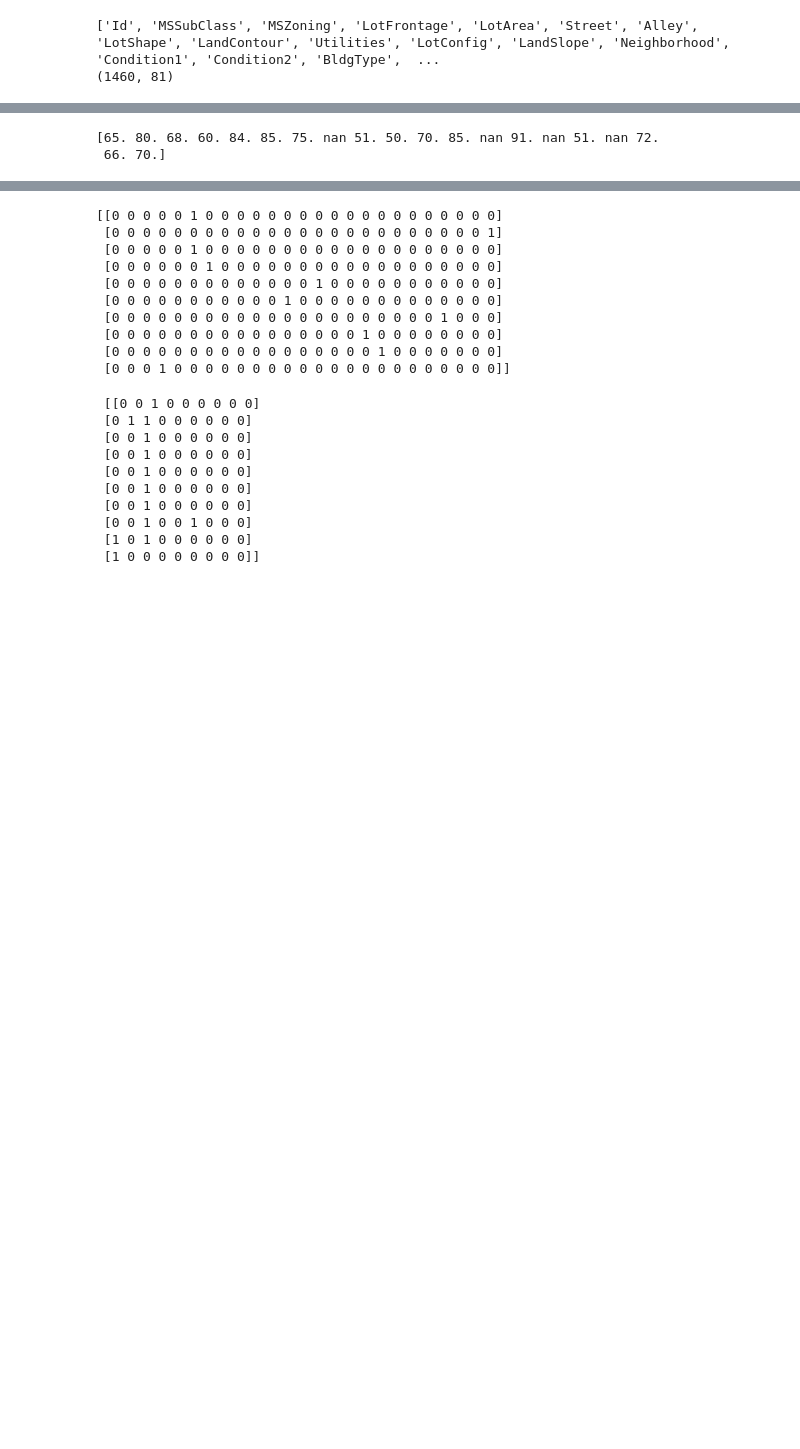
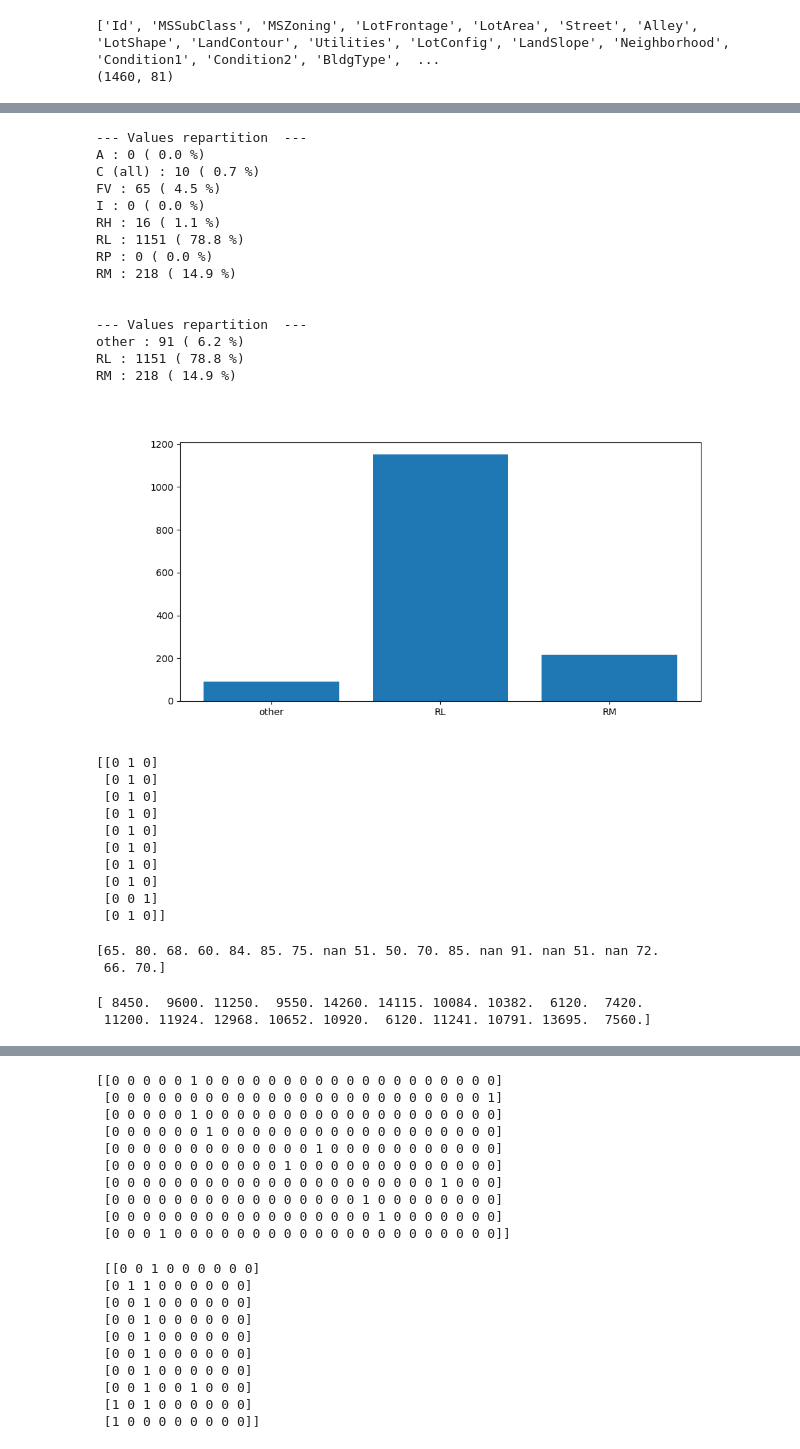
Before and after one commit to MaximeD34/house_price, a Jupyter notebook: data_processing.ipynb, the cells around one changed output, grey strips where cells are left out. Drawn from its saved outputs; the diff is of its cells as text; code cells hidden in the pictures; blank space fills up the shorter version.

```diff
--- a/data_processing.ipynb
+++ b/data_processing.ipynb
@@ -7,8 +8,8 @@ def oneHotEncode(column, uniqueValues):
         oneHotEncodedColumn[i][list(uniqueValues).index(column[i])] = 1
     return oneHotEncodedColumn.astype(int)
 # %%
-def printRepartion(column, uniqueValues):
-    print("--- Répartition des valeurs ---")
+def printRepartion(column, uniqueValues, message = ""):
+    print(f"--- Values repartition {message} ---")
     for i in range(len(uniqueValues)):
         nb = len(column[column == uniqueValues[i]])
         print(uniqueValues[i], ":", len(column[column == uniqueValues[i]]), "(", round(nb / len(column) * 100, 1), "%)")
@@ -74,2 +76,49 @@ print(uniqueMSZoning)
+# %%
+#MSZoning
+MSZoning = data[:,2].copy()
+uniqueMSZoning = np.array(["A", "C (all)", "FV", "I", "RH", "RL", "RP", "RM"])
+printRepartion(MSZoning, uniqueMSZoning)
+
+#we keep RL, RM, and others are grouped in "other"
+MSZoning[MSZoning == "A"] = "other"
+MSZoning[MSZoning == "C (all)"] = "other"
+MSZoning[MSZoning == "FV"] = "other"
+MSZoning[MSZoning == "I"] = "other"
+MSZoning[MSZoning == "RH"] = "other"
+MSZoning[MSZoning == "RP"] = "other"
+uniqueMSZoning = np.array(["other", "RL", "RM"])
+
+printRepartion(MSZoning, uniqueMSZoning)
+plotRepartition(MSZoning, uniqueMSZoning)
+
+oneHotEncodedMSZoning = oneHotEncode(MSZoning, uniqueMSZoning)
+print(oneHotEncodedMSZoning[:10])
+# %% [output]
+--- Values repartition  ---
+A : 0 ( 0.0 %)
+C (all) : 10 ( 0.7 %)
+FV : 65 ( 4.5 %)
+I : 0 ( 0.0 %)
+RH : 16 ( 1.1 %)
+RL : 1151 ( 78.8 %)
+RP : 0 ( 0.0 %)
+RM : 218 ( 14.9 %)
+
+
+--- Values repartition  ---
+other : 91 ( 6.2 %)
+RL : 1151 ( 78.8 %)
+RM : 218 ( 14.9 %)
+[figure, added]
+[[0 1 0]
+ [0 1 0]
+ [0 1 0]
+ [0 1 0]
+ [0 1 0]
+ [0 1 0]
+ [0 1 0]
+ [0 1 0]
+ [0 0 1]
+ [0 1 0]]
 # %%
 #LotFrontage
@@ -82,5 +131,9 @@ print(LotFrontage[:20])
  66. 70.]
 # %%
 #LotArea
-LotArea = data[:,4].astype(float)
+LotArea = data[:,4].copy().astype(float)
+print(LotArea[:20])
+# %% [output]
+[ 8450.  9600. 11250.  9550. 14260. 14115. 10084. 10382.  6120.  7420.
+ 11200. 11924. 12968. 10652. 10920.  6120. 11241. 10791. 13695.  7560.]
 # %%
```
Also changed, not shown: parts of 13 cells of this notebook.
